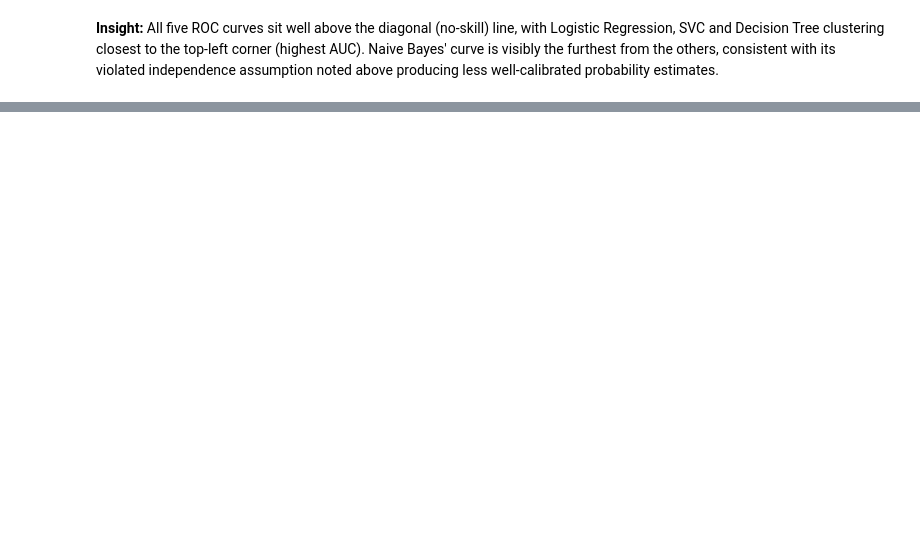
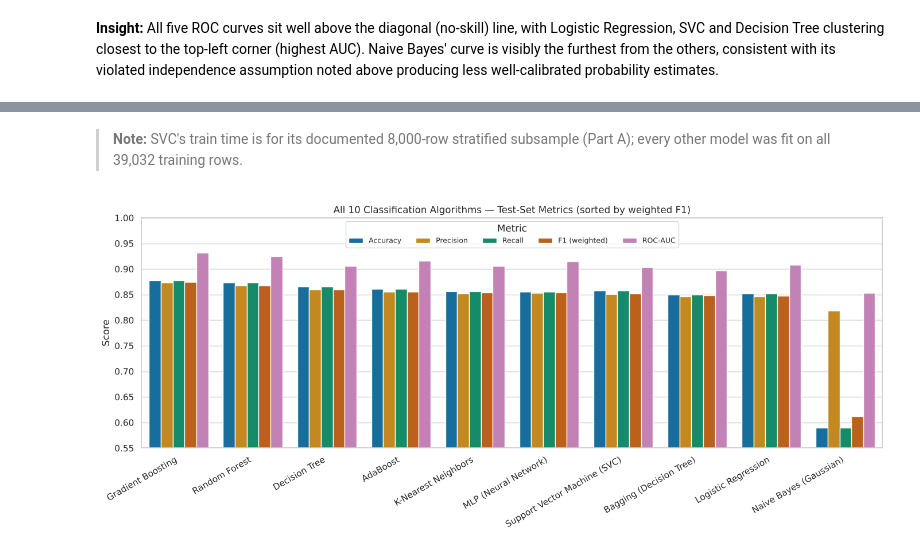
Before and after one commit to djjoy8247408969-netizen/ml_case_study, a Jupyter notebook: notebooks/classification.ipynb, the cells around one changed output, grey strips where cells are left out. Saved outputs shown, nothing was run; the diff lists cells and outputs as text; code cells hidden in the pictures; blank space fills up the shorter version.

```diff
--- a/notebooks/classification.ipynb
+++ b/notebooks/classification.ipynb
@@ -587,0 +855,12 @@ its violated independence assumption noted above producing less well-calibrated
+# %%
+PART = {'Logistic Regression': 'A', 'K-Nearest Neighbors': 'A', 'Naive Bayes (Gaussian)': 'A', 'Decision Tree': 'A',
+        'Support Vector Machine (SVC)': 'A', 'Random Forest': 'B', 'AdaBoost': 'B', 'Gradient Boosting': 'B',
+        'Bagging (Decision Tree)': 'B', 'MLP (Neural Network)': 'B'}
+
+all_results_df = pd.DataFrame(results).sort_values('F1 (weighted)', ascending=False).reset_index(drop=True)
+all_results_df.insert(1, 'Part', all_results_df['Model'].map(PART))
+all_results_df.index += 1
+metric_cols = ['Accuracy', 'Precision', 'Recall', 'F1 (weighted)', 'ROC-AUC']
+(all_results_df.style
+    .background_gradient(subset=metric_cols, cmap='Greens')
+    .format({**{c: '{:.4f}' for c in metric_cols}, 'Train time (s)': '{:.2f}'}))
@@ -587,0 +879,17 @@ its violated independence assumption noted above producing less well-calibrated
+# %% [markdown]
+> **Note:** SVC's train time is for its documented 8,000-row stratified subsample (Part A); every other model was fit on all
+> 39,032 training rows.
+# %%
+plot_df = all_results_df.melt(id_vars='Model', value_vars=metric_cols, var_name='Metric', value_name='Score')
+plt.figure(figsize=(14, 6))
+sns.barplot(data=plot_df, x='Model', y='Score', hue='Metric', palette='colorblind')
+plt.ylim(0.55, 1.0)
+plt.title('All 10 Classification Algorithms — Test-Set Metrics (sorted by weighted F1)')
+plt.xlabel(''); plt.ylabel('Score')
+plt.xticks(rotation=30, ha='right')
+plt.legend(title='Metric', ncol=5, loc='upper center', fontsize=9)
+plt.tight_layout()
+plt.savefig('clf_all10_metrics.png', bbox_inches='tight')
+plt.show()
+# %% [output]
+[figure, added]
```
Also changed, not shown: parts of 55 cells of this notebook.
